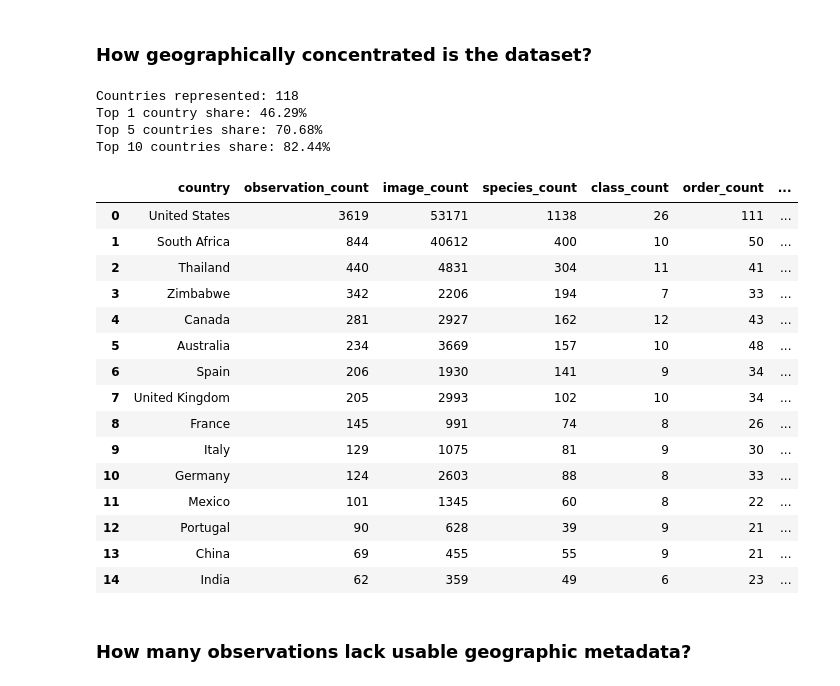
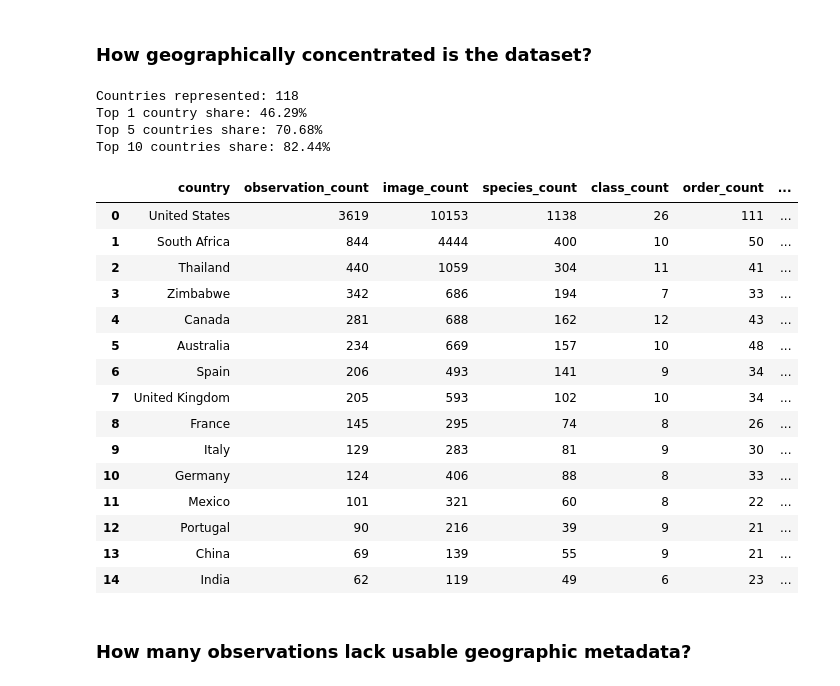
Before and after one commit to surabhi1914/species_identification_pipeline, a Jupyter notebook: notebooks/obs_photo_link.ipynb, the cells around one changed output. Drawn from its saved outputs; the diff is of its cells as text; code cells hidden in the pictures.

```diff
--- a/notebooks/obs_photo_link.ipynb
+++ b/notebooks/obs_photo_link.ipynb
@@ -1182,7 +1199,7 @@ country_dist = (
     usable_geo_df.groupby(country_col)
     .agg(
         observation_count=(obs_col, "nunique"),
-        image_count=("photo_count", "sum"),
+        image_count=("photo_id", "nunique"),
         species_count=("species_name", "nunique"),
         class_count=("class_name", "nunique"),
         order_count=("order_name", "nunique"),
@@ -1192,48 +1209,48 @@ country_dist = (
 )
 
 total_geo_observations = country_dist["observation_count"].sum()
 
 country_dist["observation_share_percent"] = (
     country_dist["observation_count"] / total_geo_observations * 100
 )
 
 country_dist["cumulative_share_percent"] = country_dist[
     "observation_share_percent"
 ].cumsum()
 
 print(f"Countries represented: {country_dist.shape[0]:,}")
 print(
     f"Top 1 country share: {country_dist.head(1)['observation_share_percent'].sum():.2f}%"
 )
 print(
     f"Top 5 countries share: {country_dist.head(5)['observation_share_percent'].sum():.2f}%"
 )
 print(
     f"Top 10 countries share: {country_dist.head(10)['observation_share_percent'].sum():.2f}%"
 )
 
 country_dist.head(15)
 # %% [output]
 Countries represented: 118
 Top 1 country share: 46.29%
 Top 5 countries share: 70.68%
 Top 10 countries share: 82.44%
 |  | country | observation_count | image_count | species_count | class_count | order_count | ... |
-| 0 | United States | 3619 | 53171 | 1138 | 26 | 111 | ... |
-| 1 | South Africa | 844 | 40612 | 400 | 10 | 50 | ... |
-| 2 | Thailand | 440 | 4831 | 304 | 11 | 41 | ... |
-| 3 | Zimbabwe | 342 | 2206 | 194 | 7 | 33 | ... |
-| 4 | Canada | 281 | 2927 | 162 | 12 | 43 | ... |
-| 5 | Australia | 234 | 3669 | 157 | 10 | 48 | ... |
-| 6 | Spain | 206 | 1930 | 141 | 9 | 34 | ... |
-| 7 | United Kingdom | 205 | 2993 | 102 | 10 | 34 | ... |
-| 8 | France | 145 | 991 | 74 | 8 | 26 | ... |
-| 9 | Italy | 129 | 1075 | 81 | 9 | 30 | ... |
-| 10 | Germany | 124 | 2603 | 88 | 8 | 33 | ... |
-| 11 | Mexico | 101 | 1345 | 60 | 8 | 22 | ... |
-| 12 | Portugal | 90 | 628 | 39 | 9 | 21 | ... |
-| 13 | China | 69 | 455 | 55 | 9 | 21 | ... |
-| 14 | India | 62 | 359 | 49 | 6 | 23 | ... |
+| 0 | United States | 3619 | 10153 | 1138 | 26 | 111 | ... |
+| 1 | South Africa | 844 | 4444 | 400 | 10 | 50 | ... |
+| 2 | Thailand | 440 | 1059 | 304 | 11 | 41 | ... |
+| 3 | Zimbabwe | 342 | 686 | 194 | 7 | 33 | ... |
+| 4 | Canada | 281 | 688 | 162 | 12 | 43 | ... |
+| 5 | Australia | 234 | 669 | 157 | 10 | 48 | ... |
+| 6 | Spain | 206 | 493 | 141 | 9 | 34 | ... |
+| 7 | United Kingdom | 205 | 593 | 102 | 10 | 34 | ... |
+| 8 | France | 145 | 295 | 74 | 8 | 26 | ... |
+| 9 | Italy | 129 | 283 | 81 | 9 | 30 | ... |
+| 10 | Germany | 124 | 406 | 88 | 8 | 33 | ... |
+| 11 | Mexico | 101 | 321 | 60 | 8 | 22 | ... |
+| 12 | Portugal | 90 | 216 | 39 | 9 | 21 | ... |
+| 13 | China | 69 | 139 | 55 | 9 | 21 | ... |
+| 14 | India | 62 | 119 | 49 | 6 | 23 | ... |
 # %% [markdown]
 ### How many observations lack usable geographic metadata?
 # %%
```
Also changed, not shown: parts of 11 cells of this notebook, 1 other file.
